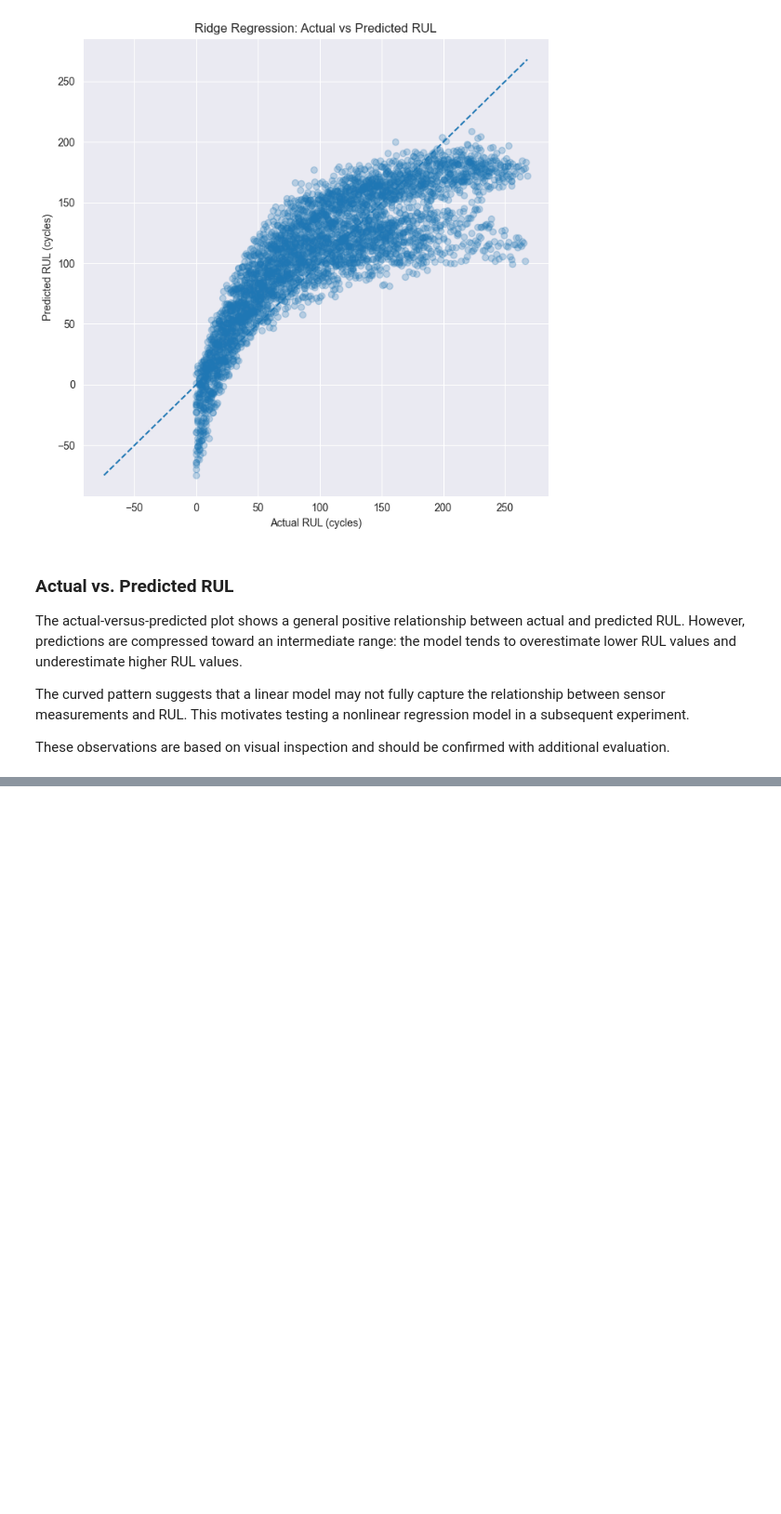
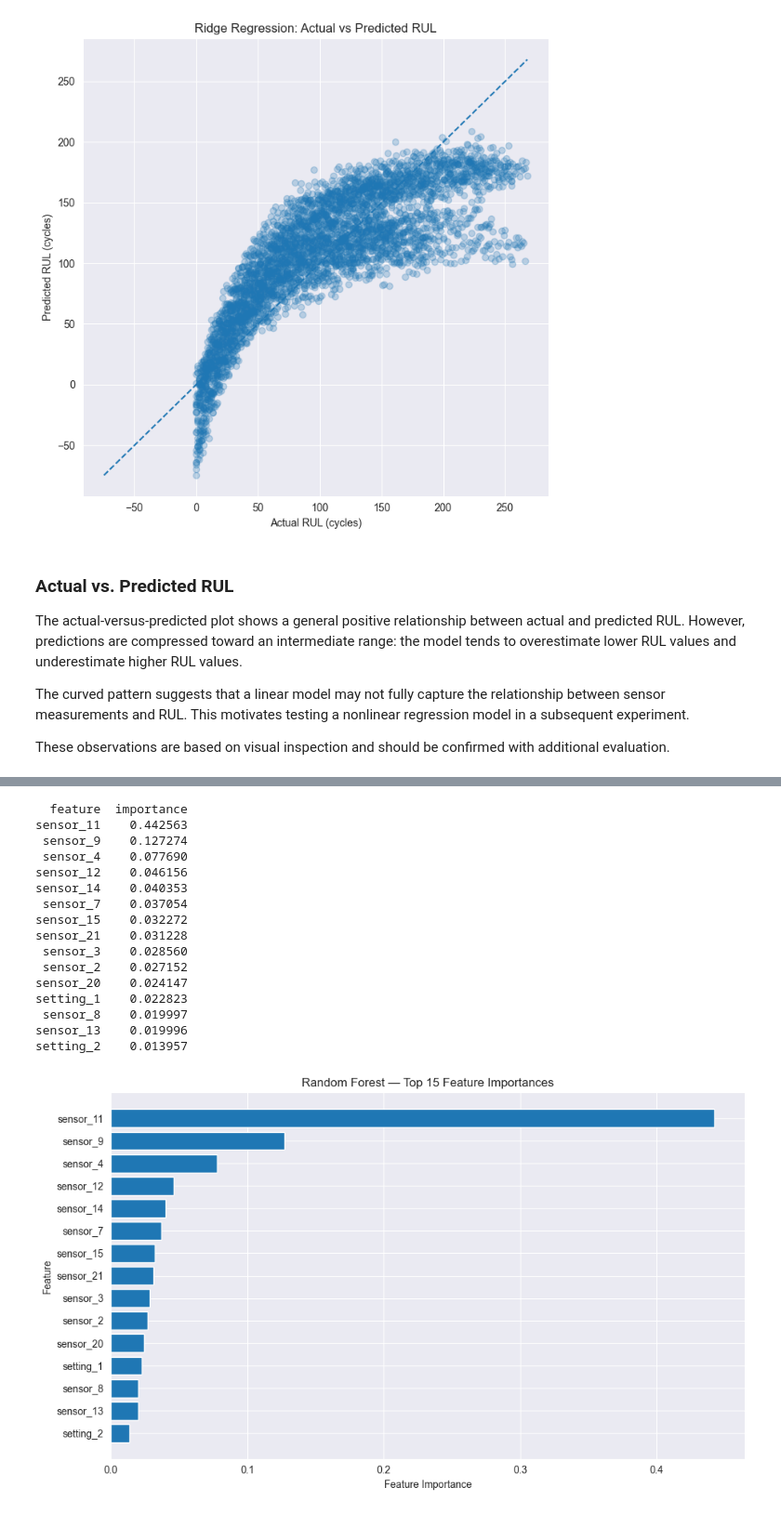
Before and after one commit to RanimRebai/predictive-maintenance-ml, a Jupyter notebook: notebooks/02_baseline_model.ipynb, the cells around one changed output, grey strips where cells are left out. Shown at 93% size. Drawn from its saved outputs; the diff is of its cells as text; code cells hidden in the pictures; blank space fills up the shorter version.

Commit message:
Random forest regression analysis and interpretations

```diff
--- a/notebooks/02_baseline_model.ipynb
+++ b/notebooks/02_baseline_model.ipynb
@@ -196,0 +234,53 @@ These observations are based on visual inspection and should be confirmed with a
+# %%
+
+import pandas as pd
+import matplotlib.pyplot as plt
+
+# Get feature importances
+importance_df = pd.DataFrame({
+    "feature": X_train.columns,
+    "importance": rf_model.feature_importances_
+})
+
+# Sort from most to least important
+importance_df = importance_df.sort_values(
+    by="importance",
+    ascending=False
+)
+
+# Display the 15 most important features
+print(importance_df.head(15).to_string(index=False))
+
+# Plot feature importances
+top_features = importance_df.head(15).sort_values(
+    by="importance"
+)
+
+plt.figure(figsize=(10, 6))
+plt.barh(
+    top_features["feature"],
+    top_features["importance"]
+)
+plt.xlabel("Feature Importance")
+plt.ylabel("Feature")
+plt.title("Random Forest — Top 15 Feature Importances")
+plt.tight_layout()
+plt.show()
+# %% [output]
+  feature  importance
+sensor_11    0.442563
+ sensor_9    0.127274
+ sensor_4    0.077690
+sensor_12    0.046156
+sensor_14    0.040353
+ sensor_7    0.037054
+sensor_15    0.032272
+sensor_21    0.031228
+ sensor_3    0.028560
+ sensor_2    0.027152
+sensor_20    0.024147
+setting_1    0.022823
+ sensor_8    0.019997
+sensor_13    0.019996
+setting_2    0.013957
+[figure, added]
```
Also changed, not shown: parts of 7 cells of this notebook.
